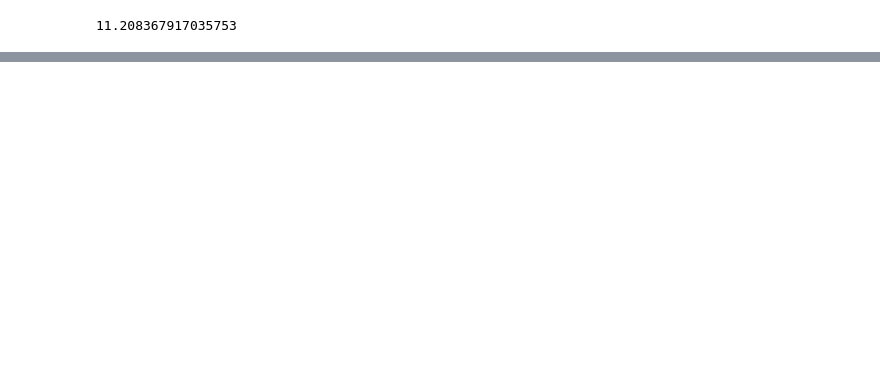
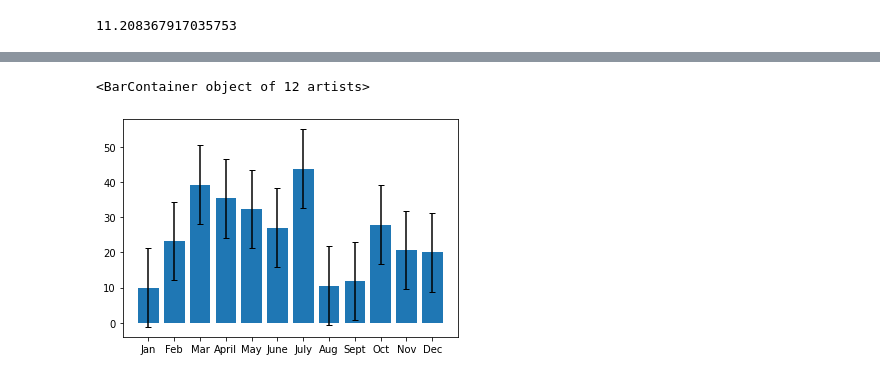
Before and after one commit to juliomeza/PyBer_Analysis, a Jupyter notebook: Chart Extras.ipynb, the cells around one changed output, grey strips where cells are left out. Drawn from its saved outputs; the diff is of its cells as text; code cells hidden in the pictures; blank space fills up the shorter version.

```diff
--- a/Chart Extras.ipynb
+++ b/Chart Extras.ipynb
@@ -21,0 +29,5 @@ plt.errorbar(x_axis, y_axis, yerr=stdev)
+# %%
+plt.bar(x_axis, y_axis, yerr=stdev, capsize=3)
+# %% [output]
+<BarContainer object of 12 artists>
+[figure, added]
```
Also changed, not shown: parts of 6 cells of this notebook.
